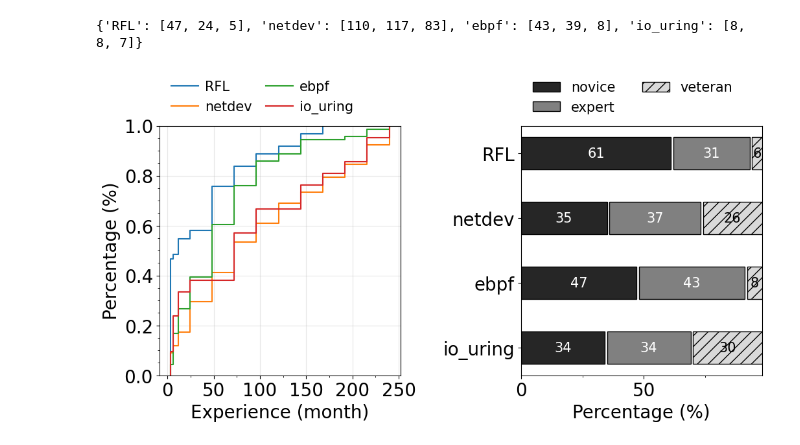
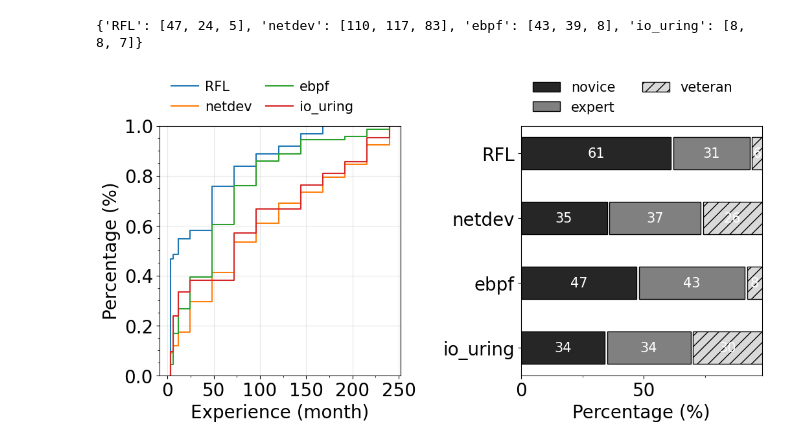
Before and after one commit to Richardhongyu/rfl_empirical_tools, a Jupyter notebook: figures_ppt/figure9.ipynb, the cells around one changed output. Drawn from its saved outputs; the diff is of its cells as text; code cells hidden in the pictures.

Commit message:
update figure9

```diff
--- a/figures_ppt/figure9.ipynb
+++ b/figures_ppt/figure9.ipynb
@@ -97,32 +97,32 @@ def survey(results, category_names, ax):
         data_cum[i] = line * 100/sum
         data[i] = data[i] * 100/sum
     category_colors = plt.colormaps['gist_gray'](
         np.linspace(0.15, 0.85, data.shape[1]))
     # category_colors = ['black', 'silver', 'white']
     hatchs = ['','','//']
 
     ax.invert_yaxis()
     ax.set_xlabel('Percentage (%)', size=20)
     # ax.xaxis.set_visible(False)
     ax.xaxis.set_major_locator(MultipleLocator(50))
     ax.xaxis.set_minor_locator(MultipleLocator(25))
     ax.set_xlim(0, np.sum(data, axis=1).max())
 
     for i, (colname, color, hatch) in enumerate(zip(category_names, category_colors, hatchs)):
         widths = data[:, i]
         starts = data_cum[:, i] - widths
         rects = ax.barh(labels, widths, left=starts, height=0.5,
                         label=colname, color=color, hatch=hatch, edgecolor='black', linewidth=1)
         r,g,b,_ = color
-        text_color = 'white' if r*g*b < 0.5 else 'black'
+        text_color = 'white'
         ax.bar_label(rects, label_type='center', color=text_color, size=15)
     ax.legend(ncols=2, bbox_to_anchor=(0, 1),
               loc='lower left', fontsize=15, frameon=False)
     ax.tick_params(labelsize=20)
 
 survey(results=result,category_names=category_names, ax=ax1)
 
 plt.savefig('./figure9.pdf', dpi=100, bbox_inches='tight')
 # %% [output]
 {'RFL': [47, 24, 5], 'netdev': [110, 117, 83], 'ebpf': [43, 39, 8], 'io_uring': [8, 8, 7]}
-[figure, old version]
+[figure, new version]
```
Also changed, not shown: 1 other file.
